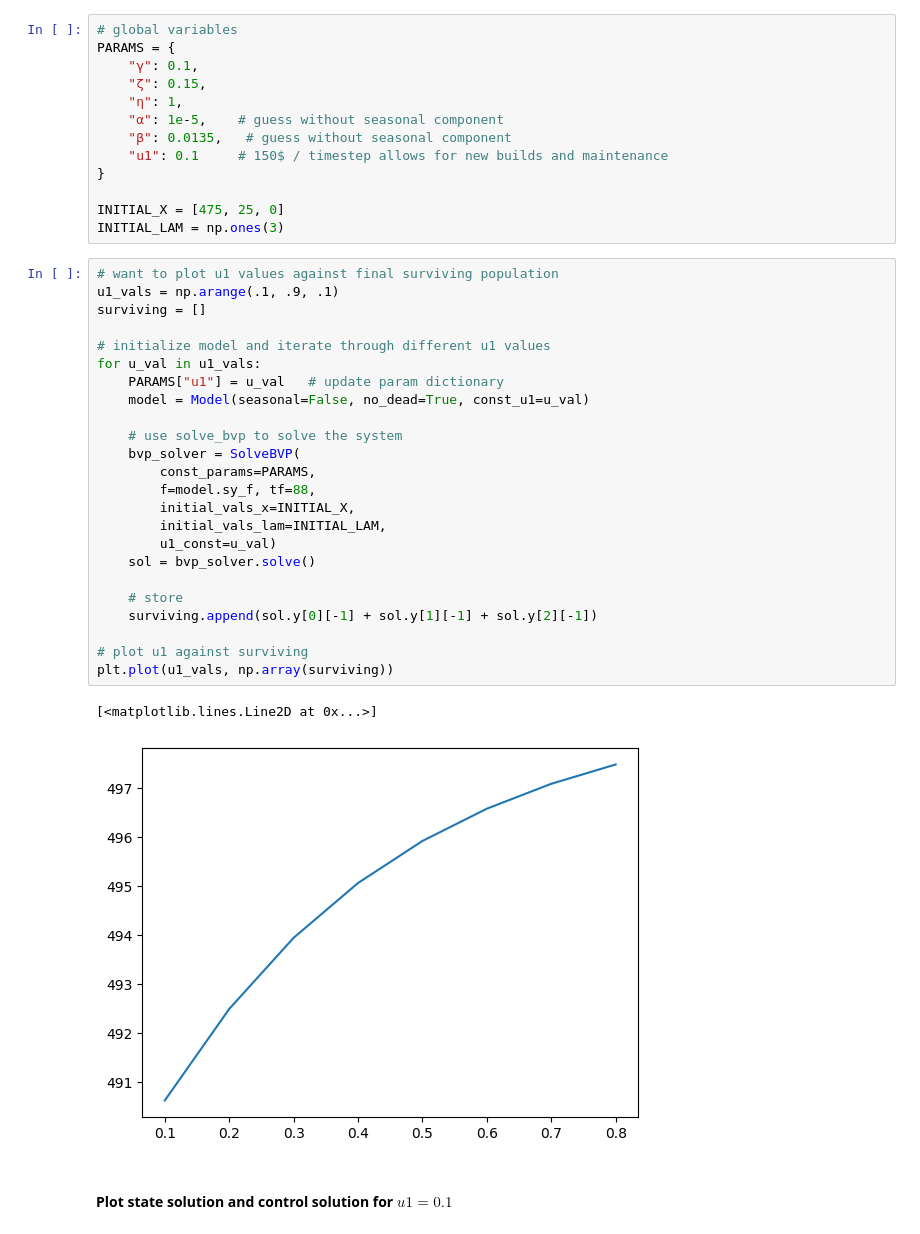
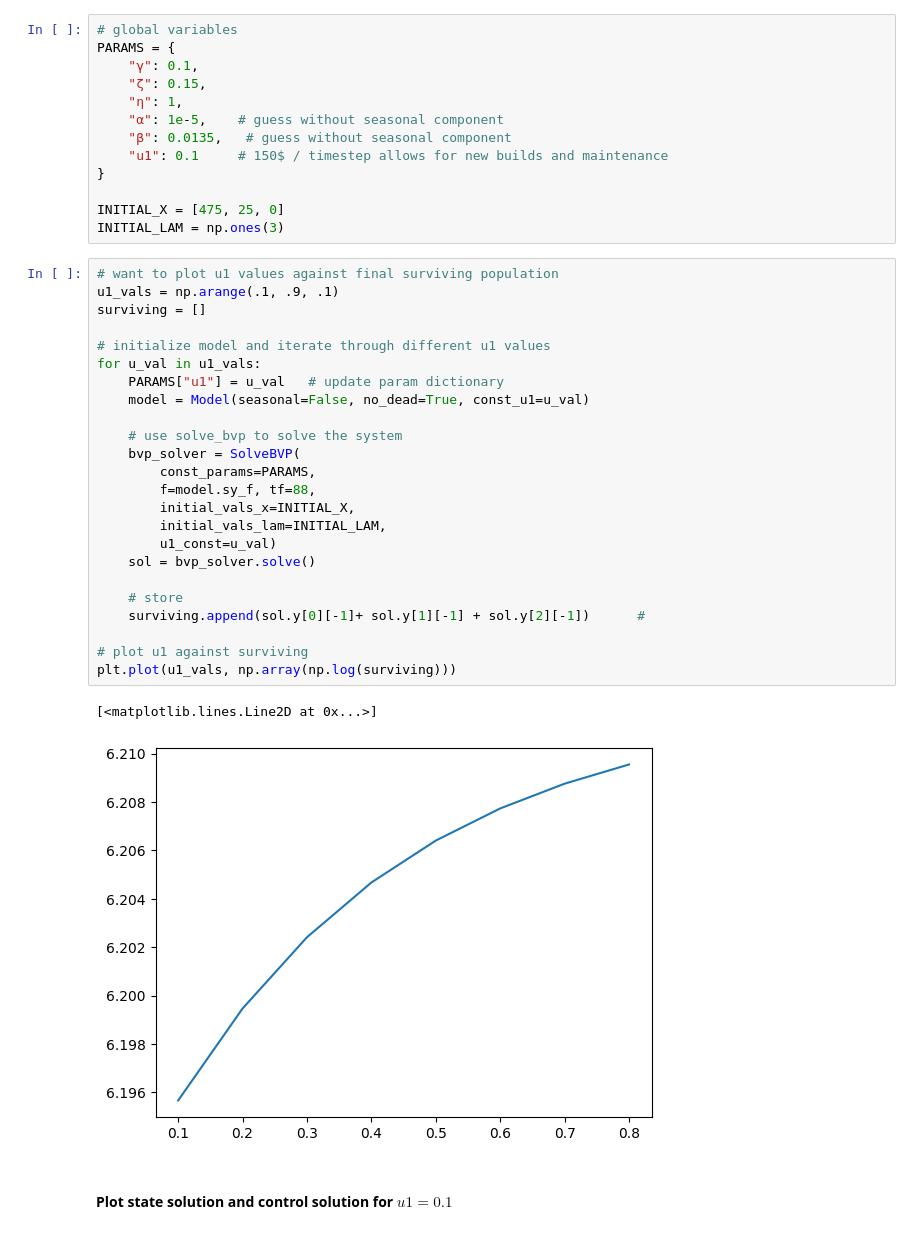
Before and after one commit to ACME-Vol4-Project1/save-axolotls-control, a Jupyter notebook: solve_bvp_control.ipynb, the cells around one changed output. Saved outputs shown, nothing was run; the diff lists cells and outputs as text.

Commit message:
Adjusting the plot for u1 vs surviving

```diff
--- a/solve_bvp_control.ipynb
+++ b/solve_bvp_control.ipynb
@@ -19,30 +19,30 @@ INITIAL_LAM = np.ones(3)
 # %%
 # want to plot u1 values against final surviving population
 u1_vals = np.arange(.1, .9, .1)
 surviving = []
 
 # initialize model and iterate through different u1 values
 for u_val in u1_vals:
     PARAMS["u1"] = u_val   # update param dictionary
     model = Model(seasonal=False, no_dead=True, const_u1=u_val)
 
     # use solve_bvp to solve the system
     bvp_solver = SolveBVP(
         const_params=PARAMS,
         f=model.sy_f, tf=88,
         initial_vals_x=INITIAL_X,
         initial_vals_lam=INITIAL_LAM,
         u1_const=u_val)
     sol = bvp_solver.solve()
 
     # store
-    surviving.append(sol.y[0][-1] + sol.y[1][-1] + sol.y[2][-1])
+    surviving.append(sol.y[0][-1]+ sol.y[1][-1] + sol.y[2][-1])      #
 
 # plot u1 against surviving
-plt.plot(u1_vals, np.array(surviving))
+plt.plot(u1_vals, np.array(np.log(surviving)))
 # %% [output]
 [<matplotlib.lines.Line2D at 0x...>]
-[figure, old version]
+[figure, new version]
 # %% [markdown]
 #### Plot state solution and control solution for $u1 = 0.1$
 # %%
```
